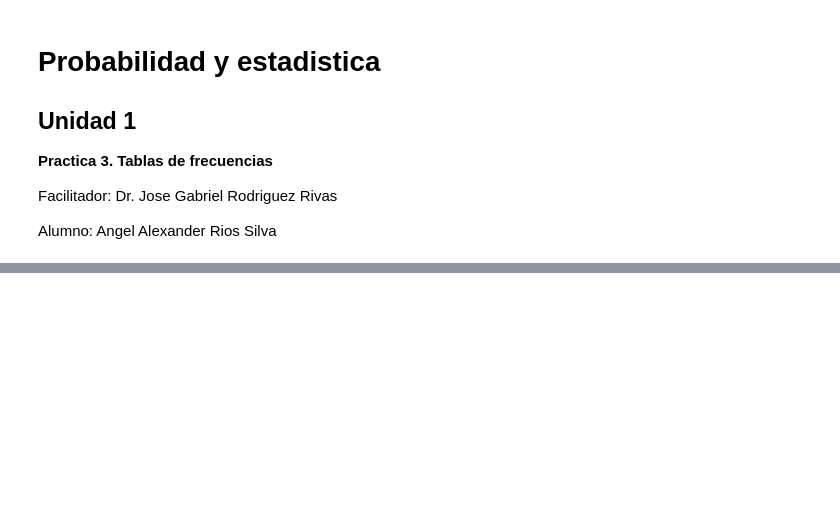
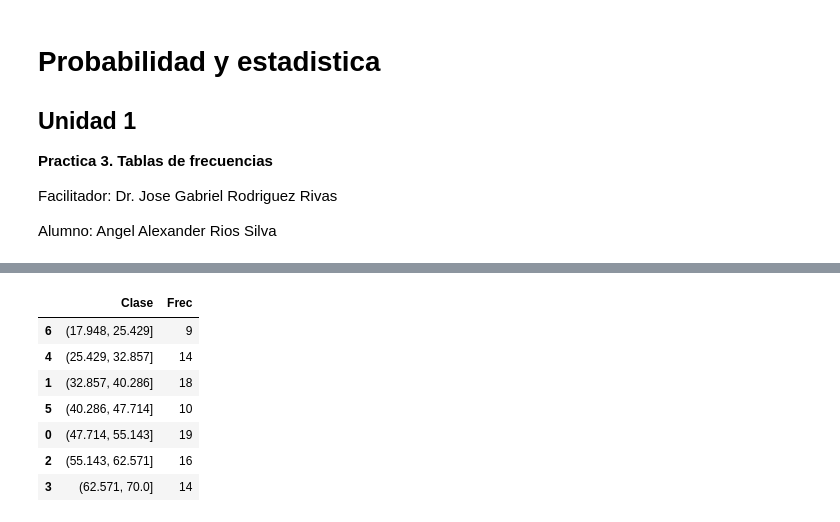
Before and after one commit to angeellnt/Probabilidad-y-Estadistica, a Jupyter notebook: Unidad1/Practica3.ipynb, the cells around one changed output, grey strips where cells are left out. Drawn from its saved outputs; the diff is of its cells as text; code cells hidden in the pictures; blank space fills up the shorter version.

```diff
--- a/Unidad1/Practica3.ipynb
+++ b/Unidad1/Practica3.ipynb
@@ -120,0 +146,13 @@ tabla_frec
+# %%
+tabla_frecuencia.columns = ['Clase', 'Frec']
+tabla_frecuencia = tabla_frecuencia.sort_values(by='Clase')
+tabla_frecuencia
+# %% [output]
+|  | Clase | Frec |
+| 6 | (17.948, 25.429] | 9 |
+| 4 | (25.429, 32.857] | 14 |
+| 1 | (32.857, 40.286] | 18 |
+| 5 | (40.286, 47.714] | 10 |
+| 0 | (47.714, 55.143] | 19 |
+| 2 | (55.143, 62.571] | 16 |
+| 3 | (62.571, 70.0] | 14 |
```
Also changed, not shown: parts of 10 cells of this notebook.
